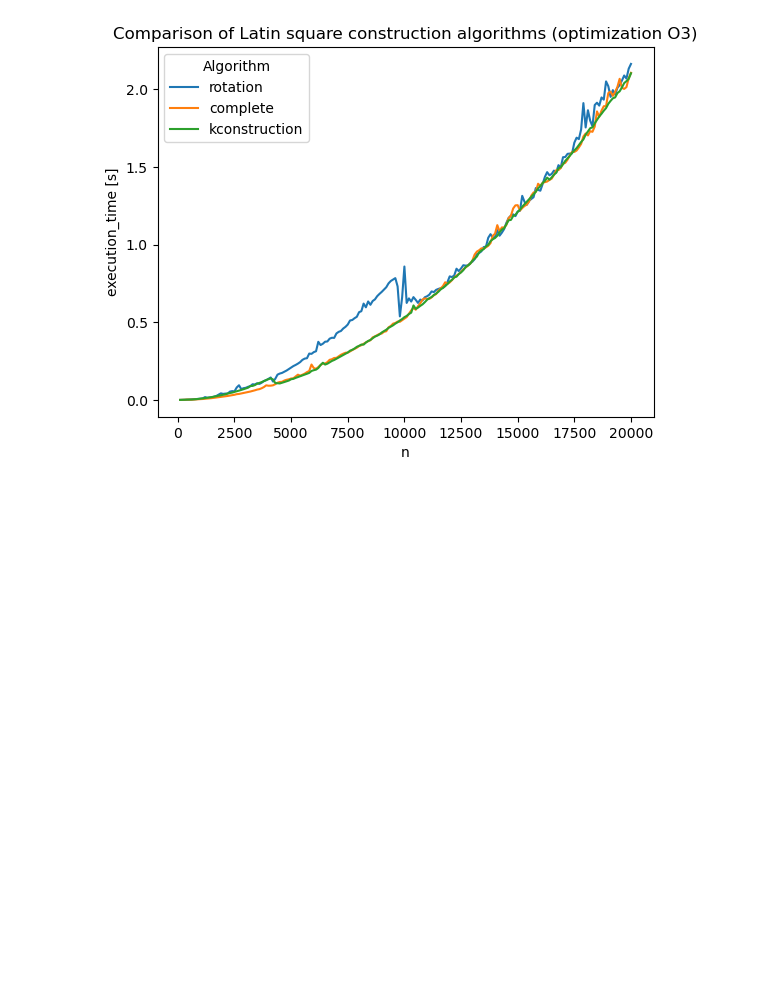
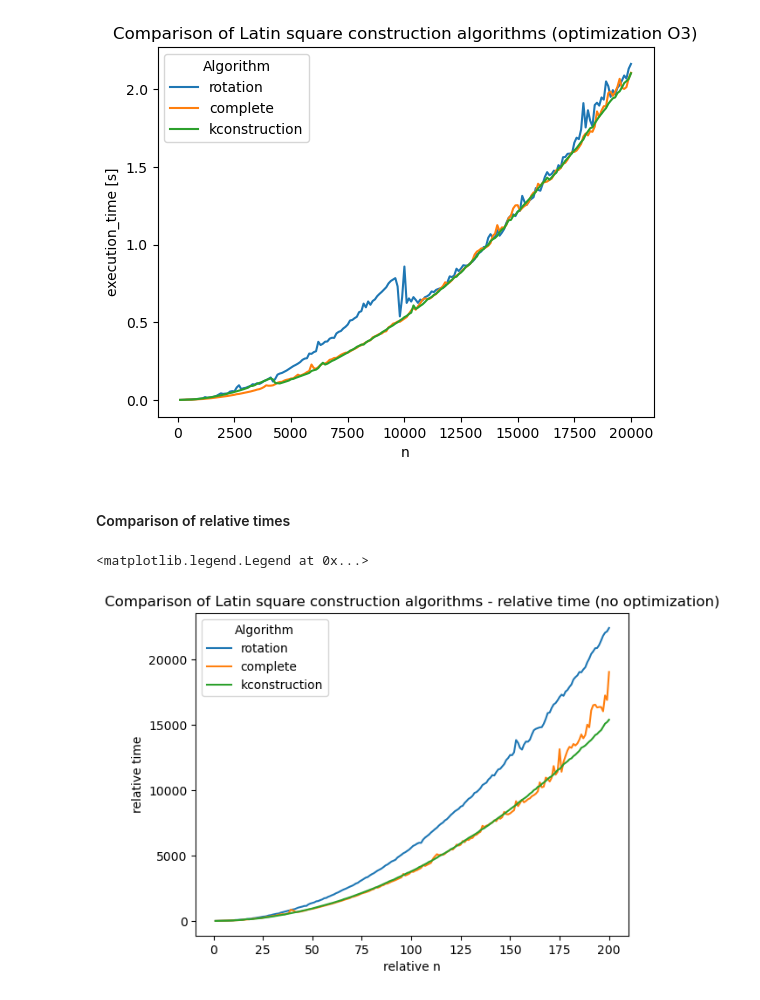
Before and after one commit to MihaelaBaksic/tournament-designs, a Jupyter notebook: visualization/plotting.ipynb, the cells around one changed output. Saved outputs shown, nothing was run; the diff lists cells and outputs as text; code cells hidden in the pictures; blank space fills up the shorter version.

```diff
--- a/visualization/plotting.ipynb
+++ b/visualization/plotting.ipynb
@@ -75,3 +92,26 @@ ls_kconstruction_O3 = ls_kconstruction[ls_kconstruction['optimization'] == 'O3']
+# %%
+ls_kconstruction = pd.read_csv('../measurements/latin_square_kconstruction.csv', dtype={'parameter': int, 'construction_time': float})
+
+ls_kconstruction_none = ls_kconstruction[ls_kconstruction['optimization'] == 'none'].copy()
+ls_kconstruction_O = ls_kconstruction[ls_kconstruction['optimization'] == 'O'].copy()
+ls_kconstruction_O1 = ls_kconstruction[ls_kconstruction['optimization'] == 'O1'].copy()
+ls_kconstruction_O2 = ls_kconstruction[ls_kconstruction['optimization'] == 'O2'].copy()
+ls_kconstruction_O3 = ls_kconstruction[ls_kconstruction['optimization'] == 'O3'].copy()
+
+t_none = ls_kconstruction_none['construction_time'].iloc[0]
+ls_kconstruction_none['relative_time'] = ls_kconstruction_none.apply(lambda row: relative_time(t_none, row['construction_time']), axis=1)
+
+t_O = ls_kconstruction_O['construction_time'].iloc[0]
+ls_kconstruction_O['relative_time'] = ls_kconstruction_O.apply(lambda row: relative_time(t_O, row['construction_time']), axis=1)
+
+t_O1 = ls_kconstruction_O1['construction_time'].iloc[0]
+ls_kconstruction_O1['relative_time'] = ls_kconstruction_O1.apply(lambda row: relative_time(t_O1, row['construction_time']), axis=1)
+
+t_O2 = ls_kconstruction_O2['construction_time'].iloc[0]
+ls_kconstruction_O2['relative_time'] = ls_kconstruction_O2.apply(lambda row: relative_time(t_O2, row['construction_time']), axis=1)
+
+t_O3 = ls_kconstruction_O3['construction_time'].iloc[0]
+ls_kconstruction_O3['relative_time'] = ls_kconstruction_O3.apply(lambda row: relative_time(t_O3, row['construction_time']), axis=1)
 # %%
 fig, ax = plt.subplots(1)
 plt.plot( ls_kconstruction_none['parameter'], ls_kconstruction_none['construction_time'], label='none')
@@ -165,3 +205,18 @@ plt.legend(title='Algorithm')
 # %% [output]
 <matplotlib.legend.Legend at 0x...>
 [figure]
+# %% [markdown]
+#### Comparison of relative times
+# %%
+fig, ax = plt.subplots(1)
+plt.plot( ls_rotation_none['parameter'] / 100, ls_rotation_none['relative_time'], label='rotation')
+plt.plot( ls_complete_none['parameter'] / 100, ls_complete_none['relative_time'], label='complete')
+plt.plot( ls_kconstruction_none['parameter'] / 100, ls_kconstruction_none['relative_time'], label='kconstruction')
+
+ax.set_ylabel('relative time')
+ax.set_xlabel('relative n')
+plt.title('Comparison of Latin square construction algorithms - relative time (no optimization)')
+plt.legend(title='Algorithm')
+# %% [output]
+<matplotlib.legend.Legend at 0x...>
+[figure, added]
```
Also changed, not shown: parts of 8 cells of this notebook, 1 other file.
